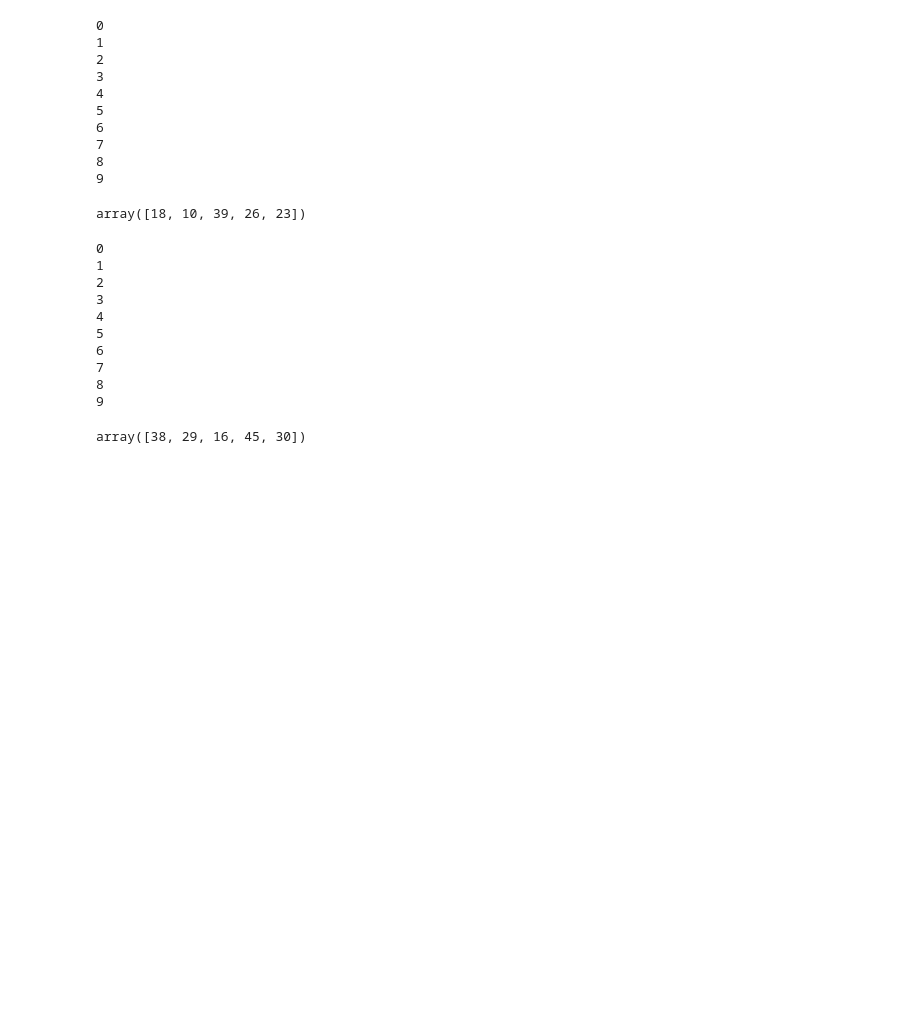
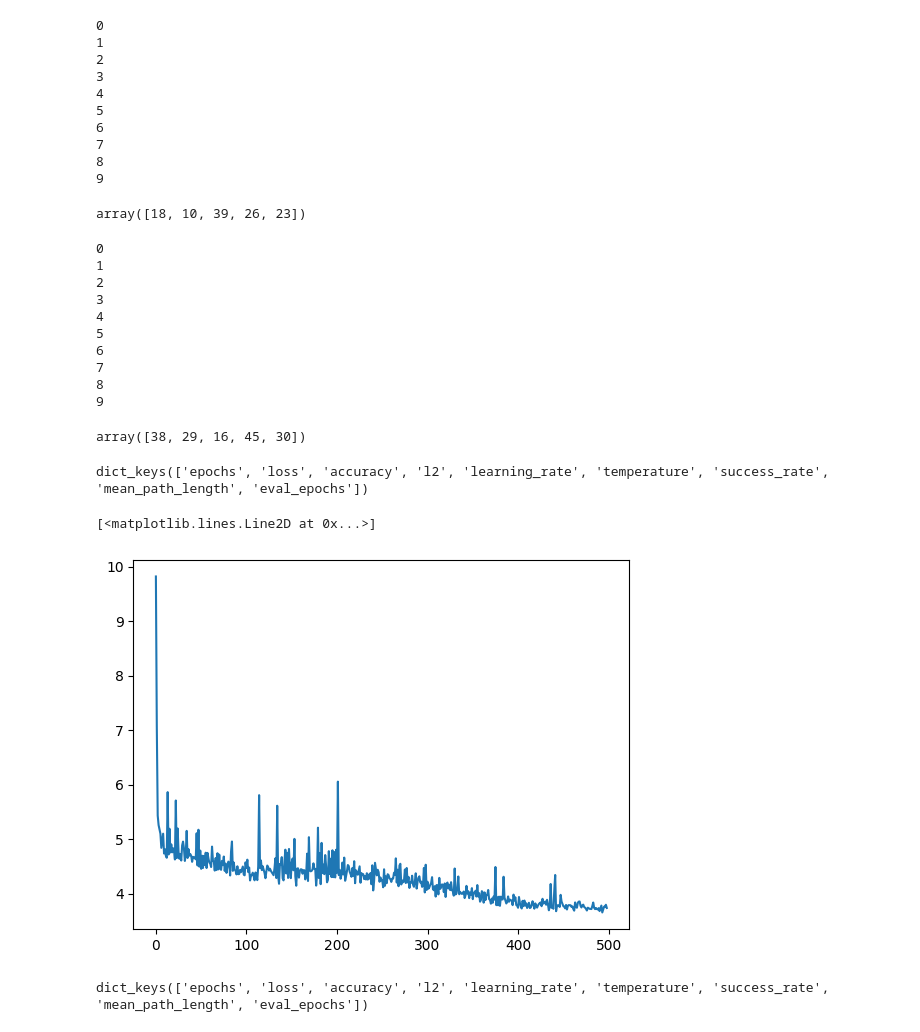
Before and after one commit to Dseg123/interp-planning, a Jupyter notebook: interp-planning-v2/visualize_results.ipynb, the cells around one changed output. Cells and saved outputs as stored; diff of their text form; code cells hidden in the pictures; blank space fills up the shorter version.

```diff
--- a/interp-planning-v2/visualize_results.ipynb
+++ b/interp-planning-v2/visualize_results.ipynb
@@ -372,3 +375,16 @@ waypoint = sample_from_fitted_gmm(params)
 closest_real_point(waypoint, buffer, naive_s_encoder)
 # %% [output]
 array([38, 29, 16, 45, 30])
+# %%
+history.keys()
+# %% [output]
+dict_keys(['epochs', 'loss', 'accuracy', 'l2', 'learning_rate', 'temperature', 'success_rate', 'mean_path_length', 'eval_epochs'])
+# %%
+plt.plot(history['loss'])
+# %% [output]
+[<matplotlib.lines.Line2D at 0x...>]
+[figure, added]
+# %%
+history.keys()
+# %% [output]
+dict_keys(['epochs', 'loss', 'accuracy', 'l2', 'learning_rate', 'temperature', 'success_rate', 'mean_path_length', 'eval_epochs'])
```
Also changed, not shown: parts of 9 cells of this notebook, 5 other files.
